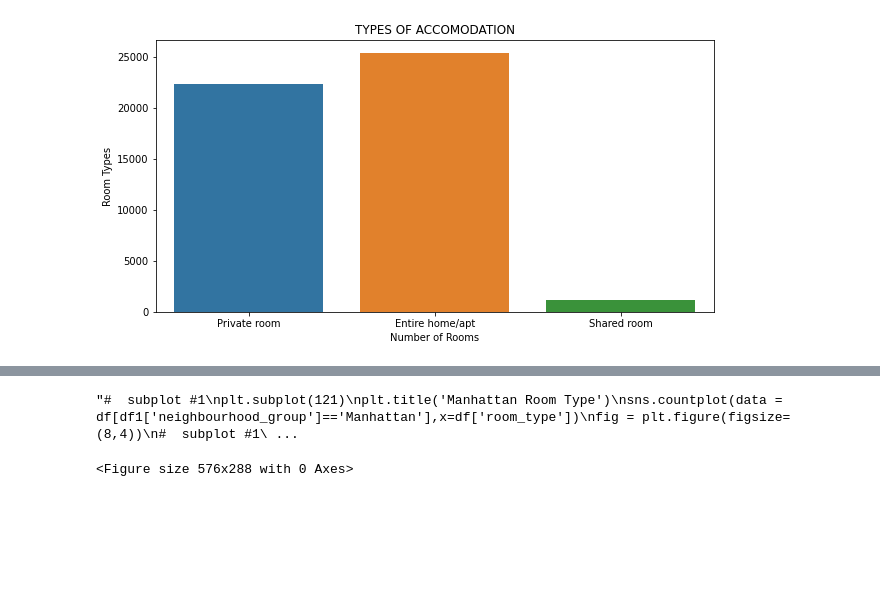
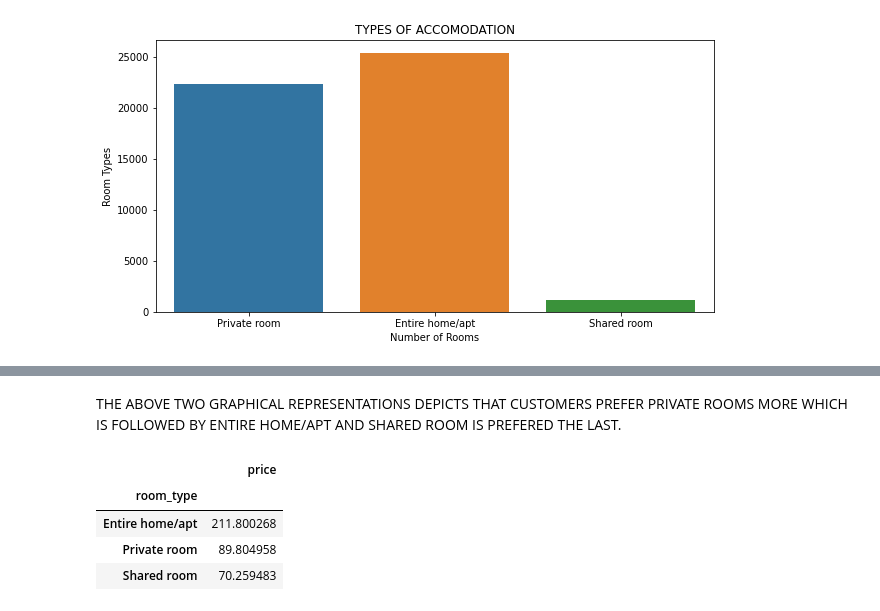
Before and after one commit to Jeetesh-KumarM/CAPSTONE-PROJECT-1, a Jupyter notebook: Copy_of_Airbnb_Bookings_Analysis_Capstone_Project.ipynb, the cells around one changed output, grey strips where cells are left out. Saved outputs shown, nothing was run; the diff lists cells and outputs as text; code cells hidden in the pictures; blank space fills up the shorter version.

```diff
--- a/Copy_of_Airbnb_Bookings_Analysis_Capstone_Project.ipynb
+++ b/Copy_of_Airbnb_Bookings_Analysis_Capstone_Project.ipynb
@@ -450,14 +469,11 @@ ValueError: ignored
-# %%
-fig = plt.figure(figsize=(8,4))
-#  subplot #1
-plt.subplot(121)
-plt.title('Manhattan Room Type')
-sns.countplot(data = df[df1['neighbourhood_group']=='Manhattan'],x=df['room_type'])
-fig = plt.figure(figsize=(8,4))
-#  subplot #1
-plt.subplot(122)
-plt.title('Brooklyn Room Type')
-sns.countplot(data = df[df1['neighbourhood_group']=='Brooklyn'],x=df1['room_type'])
-# %% [output]
-"#  subplot #1\nplt.subplot(121)\nplt.title('Manhattan Room Type')\nsns.countplot(data = df[df1['neighbourhood_group']=='Manhattan'],x=df['room_type'])\nfig = plt.figure(figsize=(8,4))\n#  subplot #1\ ...
-<Figure size 576x288 with 0 Axes>
+# %% [markdown]
+THE ABOVE TWO GRAPHICAL REPRESENTATIONS DEPICTS THAT CUSTOMERS PREFER PRIVATE ROOMS MORE WHICH IS FOLLOWED BY ENTIRE HOME/APT AND SHARED ROOM IS PREFERED THE LAST.
+# %%
+rmean=df2.groupby('room_type').agg({'price':'mean'})
+rmean
+# %% [output]
+|  | price |
+| room_type |  |
+| Entire home/apt | 211.800268 |
+| Private room | 89.804958 |
+| Shared room | 70.259483 |
```
Also changed, not shown: parts of 10 cells of this notebook.
